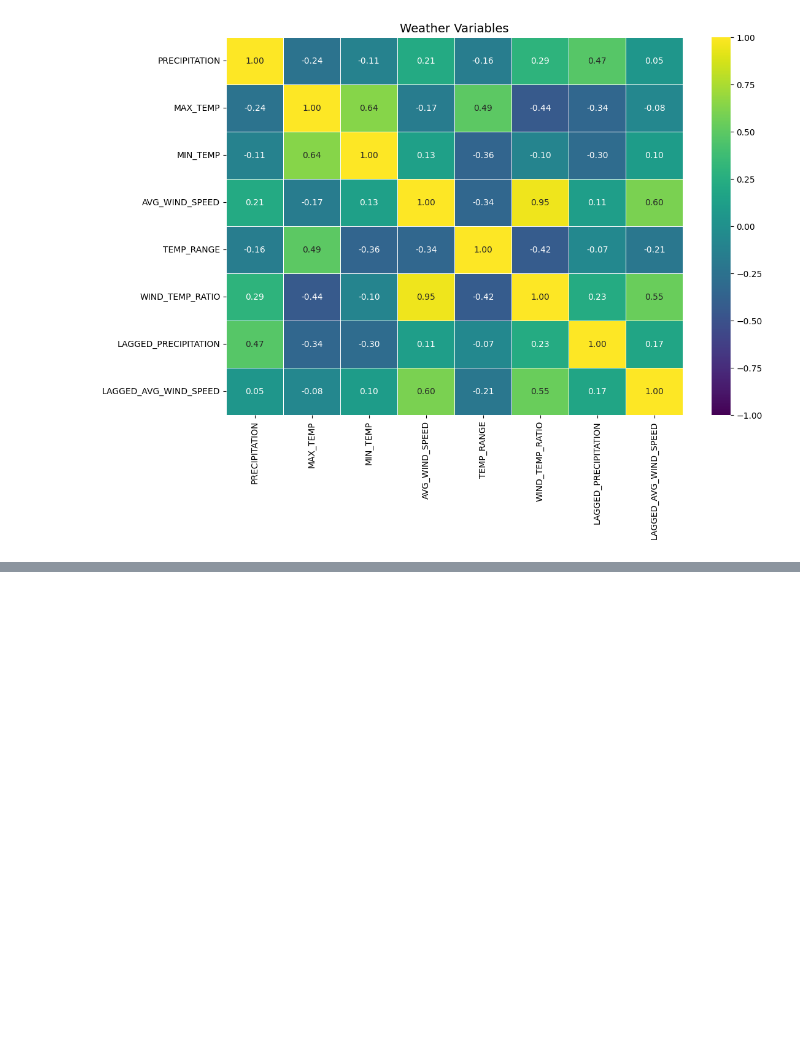
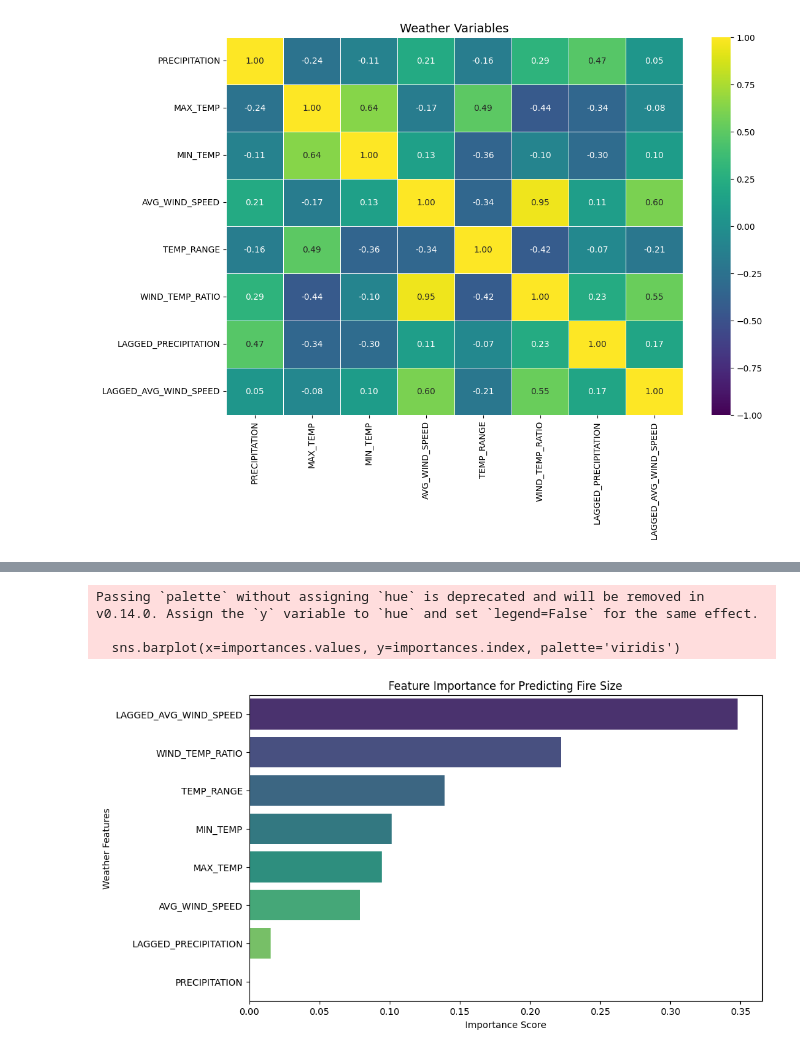
Before and after one commit to leo7812/CA-WildFire-ML-Models, a Jupyter notebook: CS163_Weather_Project.ipynb, the cells around one changed output, grey strips where cells are left out. Drawn from its saved outputs; the diff is of its cells as text; code cells hidden in the pictures; blank space fills up the shorter version.

```diff
--- a/CS163_Weather_Project.ipynb
+++ b/CS163_Weather_Project.ipynb
@@ -241,0 +259,28 @@ plt.show()
+# %%
+from sklearn.model_selection import train_test_split
+from sklearn.ensemble import RandomForestRegressor
+
+X = model_df[features]
+y = model_df[target]
+
+# split of data into training into 80/20
+X_train, X_test, y_train, y_test = train_test_split(X, y, test_size=0.2, random_state=42)
+
+# use Random Forest model to check feature importances
+rf_model = RandomForestRegressor(n_estimators=100, random_state=42)
+rf_model.fit(X_train, y_train)
+
+# plot
+importances = pd.Series(rf_model.feature_importances_, index=features).sort_values(ascending=False)
+
+plt.figure(figsize=(10, 6))
+sns.barplot(x=importances.values, y=importances.index, palette='viridis')
+plt.title("Feature Importance for Predicting Fire Size")
+plt.xlabel("Importance Score")
+plt.ylabel("Weather Features")
+plt.show()
+# %% [output]
+Passing `palette` without assigning `hue` is deprecated and will be removed in v0.14.0. Assign the `y` variable to `hue` and set `legend=False` for the same effect.
+
+  sns.barplot(x=importances.values, y=importances.index, palette='viridis')
+[figure, added]
```
Also changed, not shown: parts of 2 cells of this notebook.
